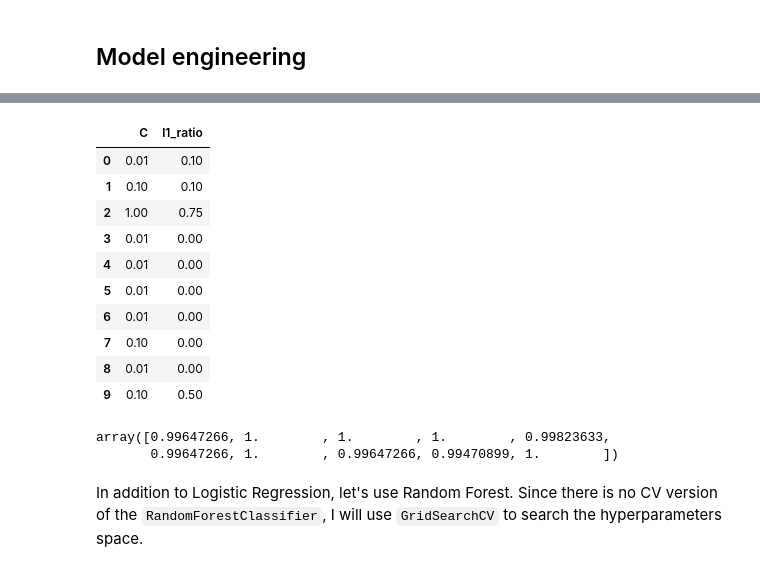
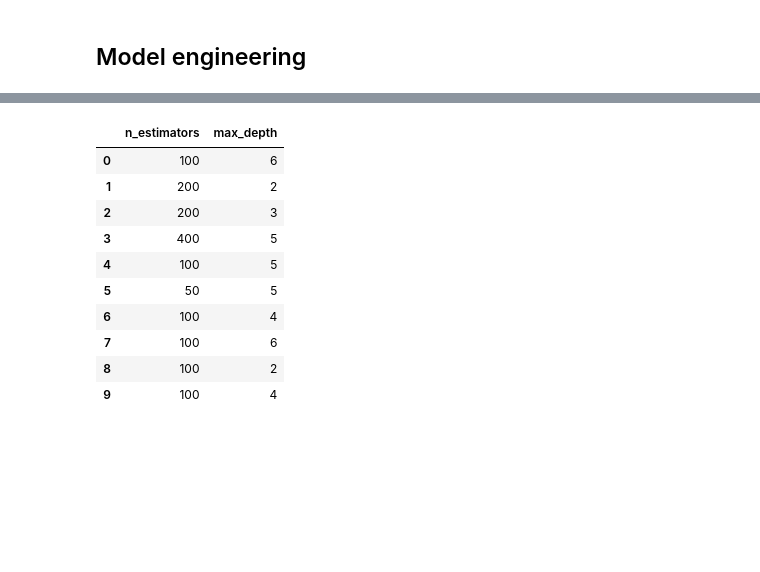
Before and after one commit to FirasSadiyah/TCGA_ML, a Jupyter notebook: 04_MachineLearning.ipynb, the cells around one changed output, grey strips where cells are left out. Drawn from its saved outputs; the diff is of its cells as text; code cells hidden in the pictures; blank space fills up the shorter version.

```diff
--- a/04_MachineLearning.ipynb
+++ b/04_MachineLearning.ipynb
@@ -279,0 +290,22 @@ lr_outer_cv = cross_validate(lr_inner_cv, std_mm_X_train, y_train,
+# %%
+for name, grid_estimator in sorted(grid_dict.items()):
+    scores_dict = cross_validate(estimator        = grid_estimator,
+                                 X                = std_mm_X_train,
+                                 y                = y_train,
+                                 cv               = outer_splitter,
+                                 n_jobs           = -1,
+                                 return_estimator = True)
+
+    print(50 * '-', '\n')
+    print('Algorithm:', name)
+    print('    Inner loop:')
+
+    for i in range(scores_dict['test_score'].shape[0]):
+
+        print('\n        Best ACC (avg. of inner test folds) %.2f%%' % (scores_dict['estimator'][i].best_score_ * 100))
+        print('        Best parameters:', scores_dict['estimator'][i].best_estimator_)
+        print('        ACC (on outer test fold) %.2f%%' % (scores_dict['test_score'][i]*100))
+
+    print('\n%s | outer ACC %.2f%% +/- %.2f' %
+          (name, scores_dict['test_score'].mean() * 100,
+           scores_dict['test_score'].std() * 100))
@@ -280,10 +427,10 @@ lr_outer_cv = cross_validate(lr_inner_cv, std_mm_X_train, y_train,
 # %%
-# let's get the feature coefficient
+# let's get the feature importance
 
 fet_coef_list = []
 
-for i in range(len(lr_outer_cv['estimator'])):
-    fet_coef_list.append(lr_outer_cv['estimator'][i].best_estimator_.coef_)
+for i in range(len(scores_dict['estimator'])):
+    fet_coef_list.append([scores_dict['estimator'][i].best_estimator_.feature_importances_])
 
 feat_coef = pd.DataFrame(np.concatenate(fet_coef_list), columns = std_mm_X_train.columns)
 feat_coef
@@ -314,29 +461,21 @@ Text(0, 0.5, 'Logistic Regression Coefficient')
 # %%
-best_C, best_l1_ratio = ([], [])
+best_n_estimators, best_max_depth = ([], [])
 
-for i in range(len(lr_outer_cv['estimator'])):
-    best_C.append(lr_outer_cv['estimator'][i].best_estimator_.C)
-    best_l1_ratio.append(lr_outer_cv['estimator'][i].best_estimator_.l1_ratio)
-    lr_best_params = pd.DataFrame({'C': best_C, 'l1_ratio': best_l1_ratio})
+for i in range(len(scores_dict['estimator'])):
+    best_n_estimators.append(scores_dict['estimator'][i].best_estimator_.n_estimators)
+    best_max_depth.append(scores_dict['estimator'][i].best_estimator_.max_depth)
+    rf_best_params = pd.DataFrame({'n_estimators': best_n_estimators, 'max_depth': best_max_depth})
 
-lr_best_params
+rf_best_params
 # %% [output]
-|  | C | l1_ratio |
-| 0 | 0.01 | 0.10 |
-| 1 | 0.10 | 0.10 |
-| 2 | 1.00 | 0.75 |
-| 3 | 0.01 | 0.00 |
-| 4 | 0.01 | 0.00 |
-| 5 | 0.01 | 0.00 |
-| 6 | 0.01 | 0.00 |
-| 7 | 0.10 | 0.00 |
-| 8 | 0.01 | 0.00 |
-| 9 | 0.10 | 0.50 |
+|  | n_estimators | max_depth |
+| 0 | 100 | 6 |
+| 1 | 200 | 2 |
+| 2 | 200 | 3 |
+| 3 | 400 | 5 |
+| 4 | 100 | 5 |
+| 5 | 50 | 5 |
+| 6 | 100 | 4 |
+| 7 | 100 | 6 |
+| 8 | 100 | 2 |
+| 9 | 100 | 4 |
-# %%
-lr_scores = lr_outer_cv['test_score']
-lr_scores
-# %% [output]
-array([0.99647266, 1.        , 1.        , 1.        , 0.99823633,
-       0.99647266, 1.        , 0.99647266, 0.99470899, 1.        ])
-# %% [markdown]
-In addition to Logistic Regression, let's use Random Forest. Since there is no CV version of the `RandomForestClassifier`, I will use `GridSearchCV` to search the hyperparameters space.
```
Also changed, not shown: parts of 28 cells of this notebook.
